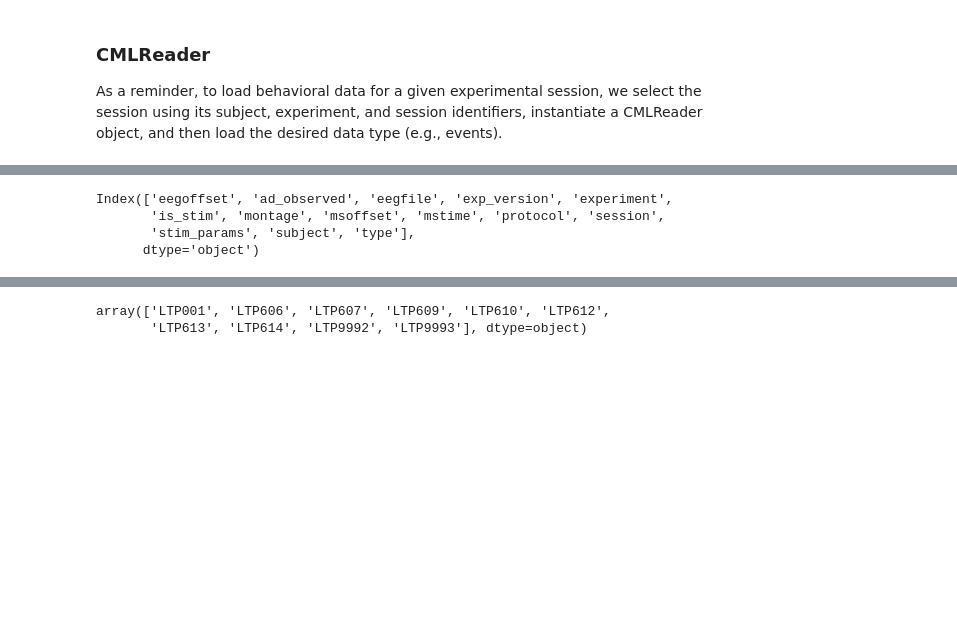
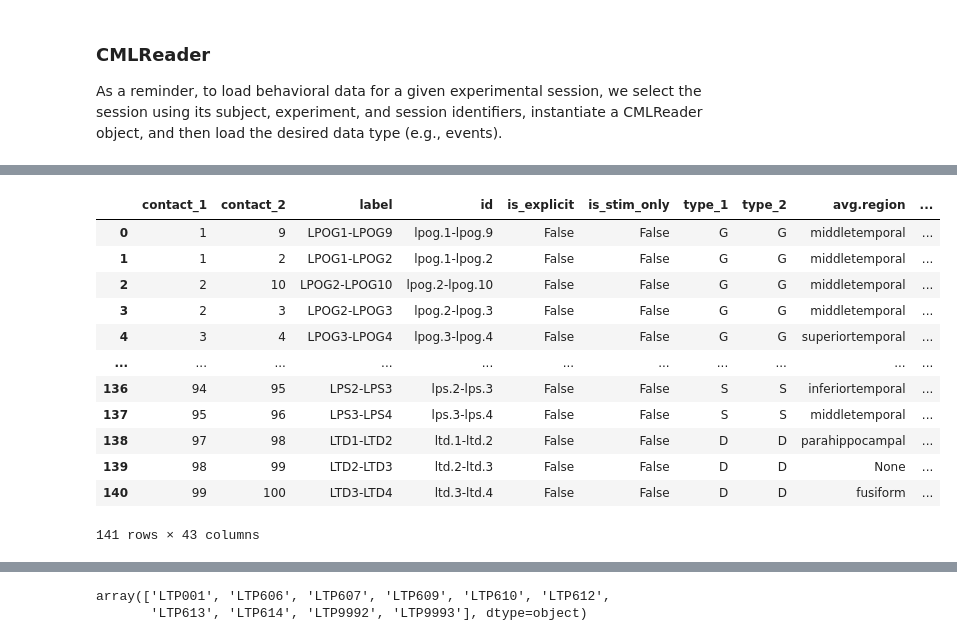
Before and after one commit to pennmem/EEGLoaderQualityCheck, a Jupyter notebook: OpenBIDS/Introduction_Draft_Loading_OpenBids_CMLReaders.ipynb, the cells around one changed output, grey strips where cells are left out. Drawn from its saved outputs; the diff is of its cells as text; code cells hidden in the pictures; blank space fills up the shorter version.

```diff
--- a/OpenBIDS/Introduction_Draft_Loading_OpenBids_CMLReaders.ipynb
+++ b/OpenBIDS/Introduction_Draft_Loading_OpenBids_CMLReaders.ipynb
@@ -38,4 +58,4 @@ df_PS2 = df.query("experiment == 'PS2'").iloc[0]
 # %%
-cmlreader = cml.CMLReader(subject=df_PS2['subject'], experiment=df_PS2['experiment'], session=df_PS2['session'])
+cmlreader = cml.CMLReader(subject='R1111M', experiment='FR1', session=0)
 # load the behavioral events
-evs_PS2 = cmlreader.load('events')
+evs_PS2 = cmlreader.load('pairs')
@@ -58,7 +62,16 @@ evs_PS2[evs_PS2['type']== 'STIM_ON']
 # %%
-evs_PS2.columns
+evs_PS2
 # %% [output]
+|  | contact_1 | contact_2 | label | id | is_explicit | is_stim_only | type_1 | type_2 | avg.region | ... |
+| 0 | 1 | 9 | LPOG1-LPOG9 | lpog.1-lpog.9 | False | False | G | G | middletemporal | ... |
+| 1 | 1 | 2 | LPOG1-LPOG2 | lpog.1-lpog.2 | False | False | G | G | middletemporal | ... |
+| 2 | 2 | 10 | LPOG2-LPOG10 | lpog.2-lpog.10 | False | False | G | G | middletemporal | ... |
+| 3 | 2 | 3 | LPOG2-LPOG3 | lpog.2-lpog.3 | False | False | G | G | middletemporal | ... |
+| 4 | 3 | 4 | LPOG3-LPOG4 | lpog.3-lpog.4 | False | False | G | G | superiortemporal | ... |
+| ... | ... | ... | ... | ... | ... | ... | ... | ... | ... | ... |
+| 136 | 94 | 95 | LPS2-LPS3 | lps.2-lps.3 | False | False | S | S | inferiortemporal | ... |
+| 137 | 95 | 96 | LPS3-LPS4 | lps.3-lps.4 | False | False | S | S | middletemporal | ... |
+| 138 | 97 | 98 | LTD1-LTD2 | ltd.1-ltd.2 | False | False | D | D | parahippocampal | ... |
+| 139 | 98 | 99 | LTD2-LTD3 | ltd.2-ltd.3 | False | False | D | D | None | ... |
+| 140 | 99 | 100 | LTD3-LTD4 | ltd.3-ltd.4 | False | False | D | D | fusiform | ... |
-Index(['eegoffset', 'ad_observed', 'eegfile', 'exp_version', 'experiment',
-       'is_stim', 'montage', 'msoffset', 'mstime', 'protocol', 'session',
-       'stim_params', 'subject', 'type'],
-      dtype='object')
+141 rows × 43 columns
```
Also changed, not shown: parts of 15 cells of this notebook, 2 other files.
